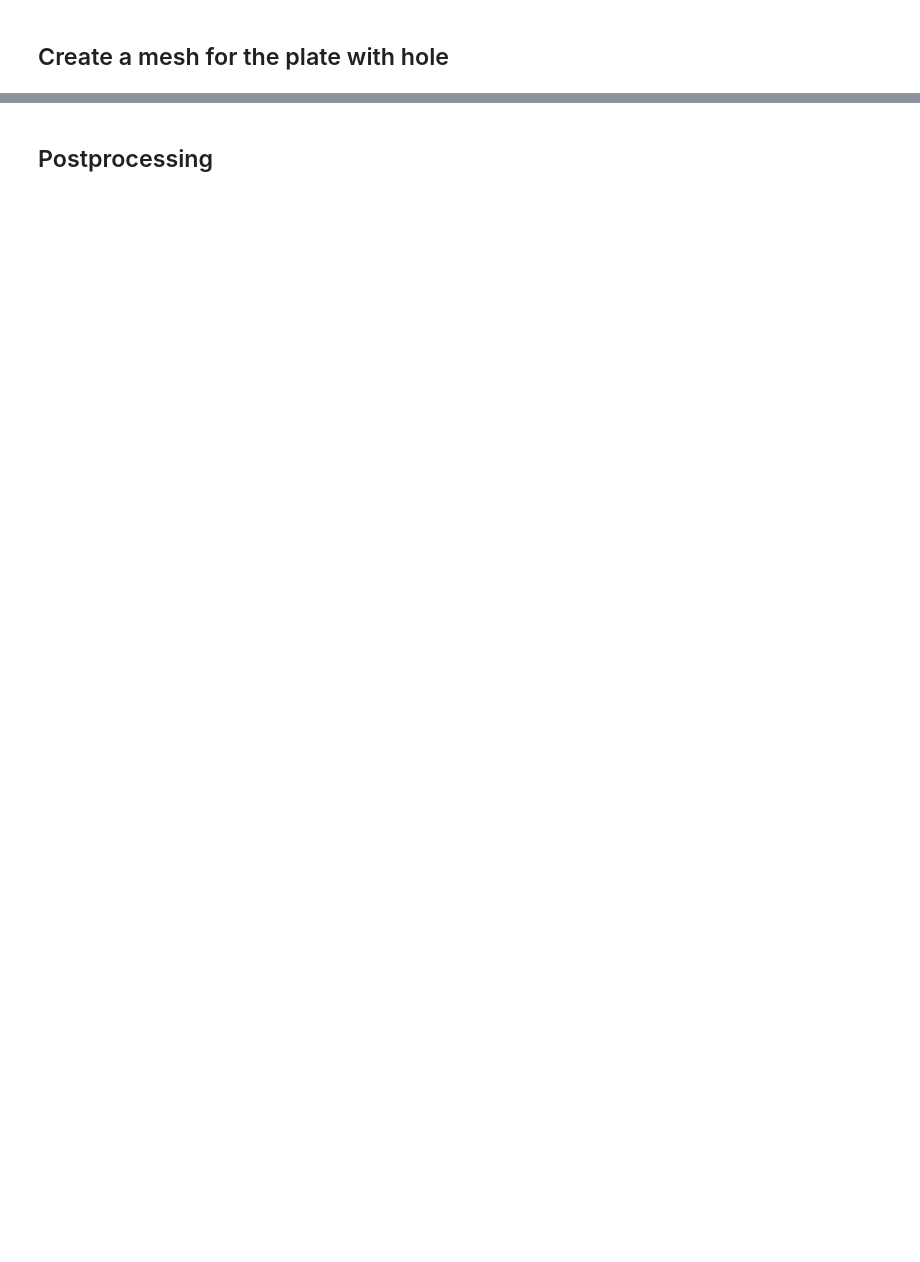
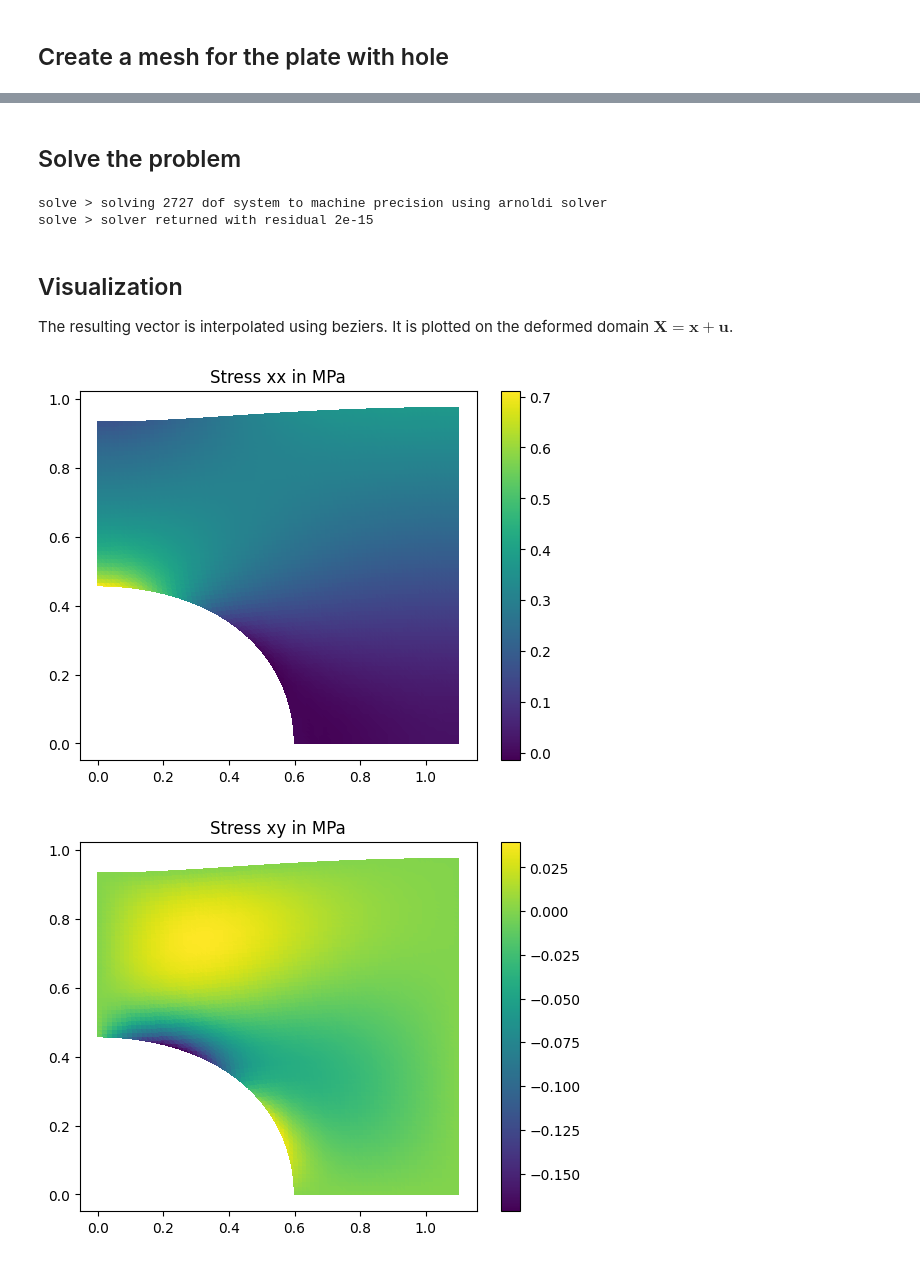
Before and after one commit to meyer-nils/numerical_examples, a Jupyter notebook: plate_hole_2d/nutils.ipynb, the cells around one changed output, grey strips where cells are left out. Saved outputs shown, nothing was run; the diff lists cells and outputs as text; code cells hidden in the pictures; blank space fills up the shorter version.

```diff
--- a/plate_hole_2d/nutils.ipynb
+++ b/plate_hole_2d/nutils.ipynb
@@ -46,0 +31,2 @@ ns.du_i = "u_i - uexact_i"
+# %%
+ns.basis = domain.basis("std", degree=deg).vector(2)
@@ -46,0 +49,5 @@ ns.du_i = "u_i - uexact_i"
+# %%
+ns.u = function.dotarg("lhs", ns.basis)
+ns.strain_ij = "(∇_j(u_i) + ∇_i(u_j)) / 2"
+ns.stress_ij = "lmbda strain_kk δ_ij + 2 mu strain_ij"
+res = domain.integral("∇_j(basis_ni) stress_ij dV" @ ns, degree=deg * 2)
@@ -81,2 +77,0 @@ errors: L2=2.44e-03, H1=1.11e-02
-# %% [markdown]
-## Postprocessing
@@ -84,0 +78,42 @@ errors: L2=2.44e-03, H1=1.11e-02
+# %% [markdown]
+## Solve the problem
+# %%
+lhs = solver.solve_linear("lhs", res, constrain=cons)
+# %% [output]
+solve > solving 2727 dof system to machine precision using arnoldi solver
+solve > solver returned with residual 2e-15
+# %% [markdown]
+## Visualization
+The resulting vector is interpolated using beziers. It is plotted on the deformed domain $\mathbf{X} = \mathbf{x} + \mathbf{u}$.
+# %%
+ns.X_i = "x_i + u_i"
+bezier = domain.sample("bezier", 5)
+X, sxx, sxy, syy, u, v = bezier.eval(["X_i", "stress_00", "stress_01", "stress_11", "u_0", "u_1"] @ ns, lhs=lhs)
+
+plt.tripcolor(*X.T, bezier.tri, sxx)
+plt.colorbar()
+plt.title("Stress xx in MPa");
+plt.show()
+
+plt.tripcolor(*X.T, bezier.tri, sxy)
+plt.colorbar()
+plt.title("Stress xy in MPa");
+plt.show()
+
+plt.tripcolor(*X.T, bezier.tri, syy)
+plt.colorbar()
+plt.title("Stress yy in MPa");
+plt.show()
+
+plt.tripcolor(*X.T, bezier.tri, u, rasterized=True, cmap="inferno")
+plt.colorbar()
+plt.title("Stress yy in MPa");
+plt.show()
+
+plt.tripcolor(*X.T, bezier.tri, v, rasterized=True, cmap="inferno_r")
+plt.colorbar()
+plt.title("Stress yy in MPa");
+plt.show()
+# %% [output]
+[figure, added]
+[figure, added]
```
Also changed, not shown: parts of 10 cells of this notebook.
